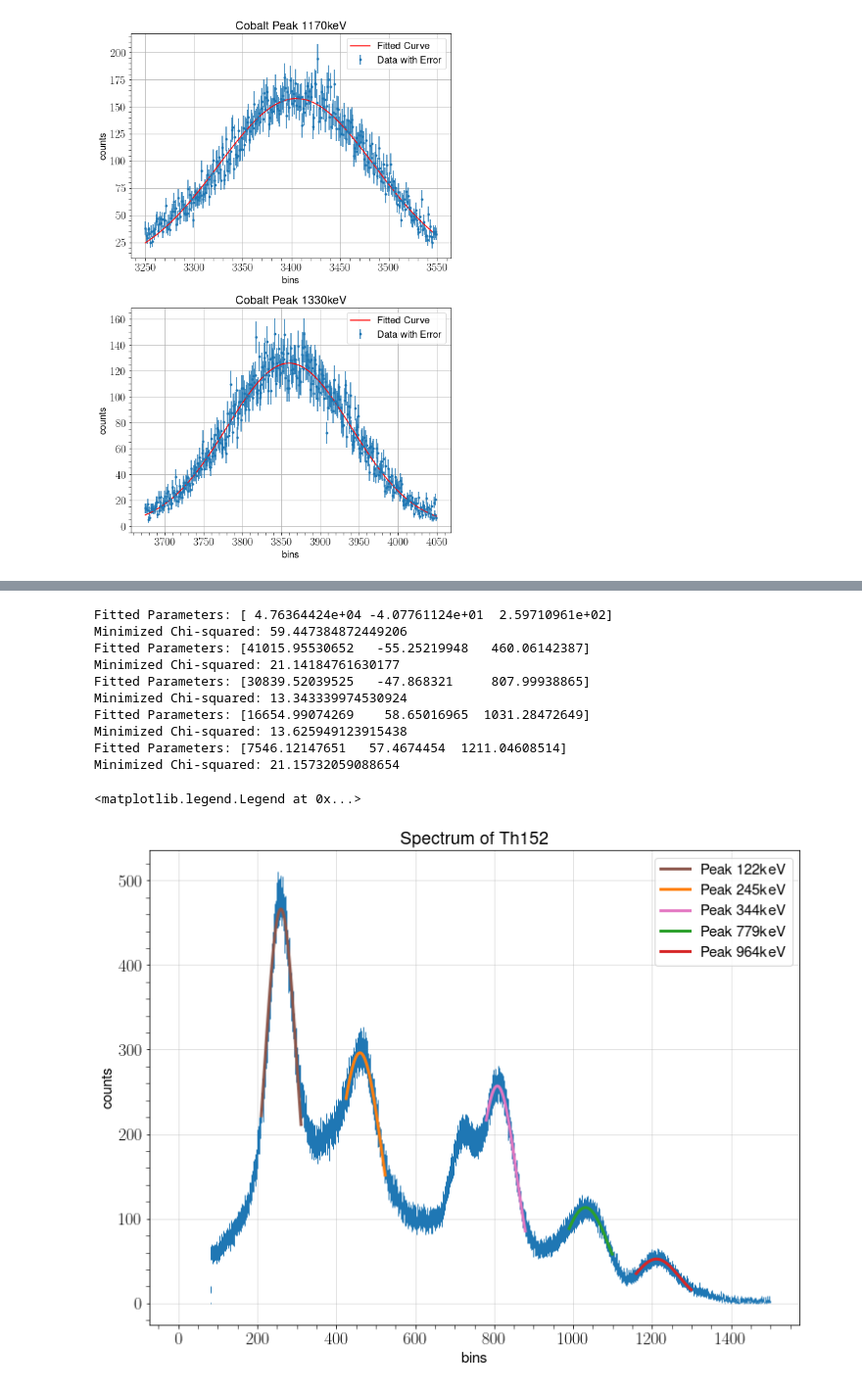
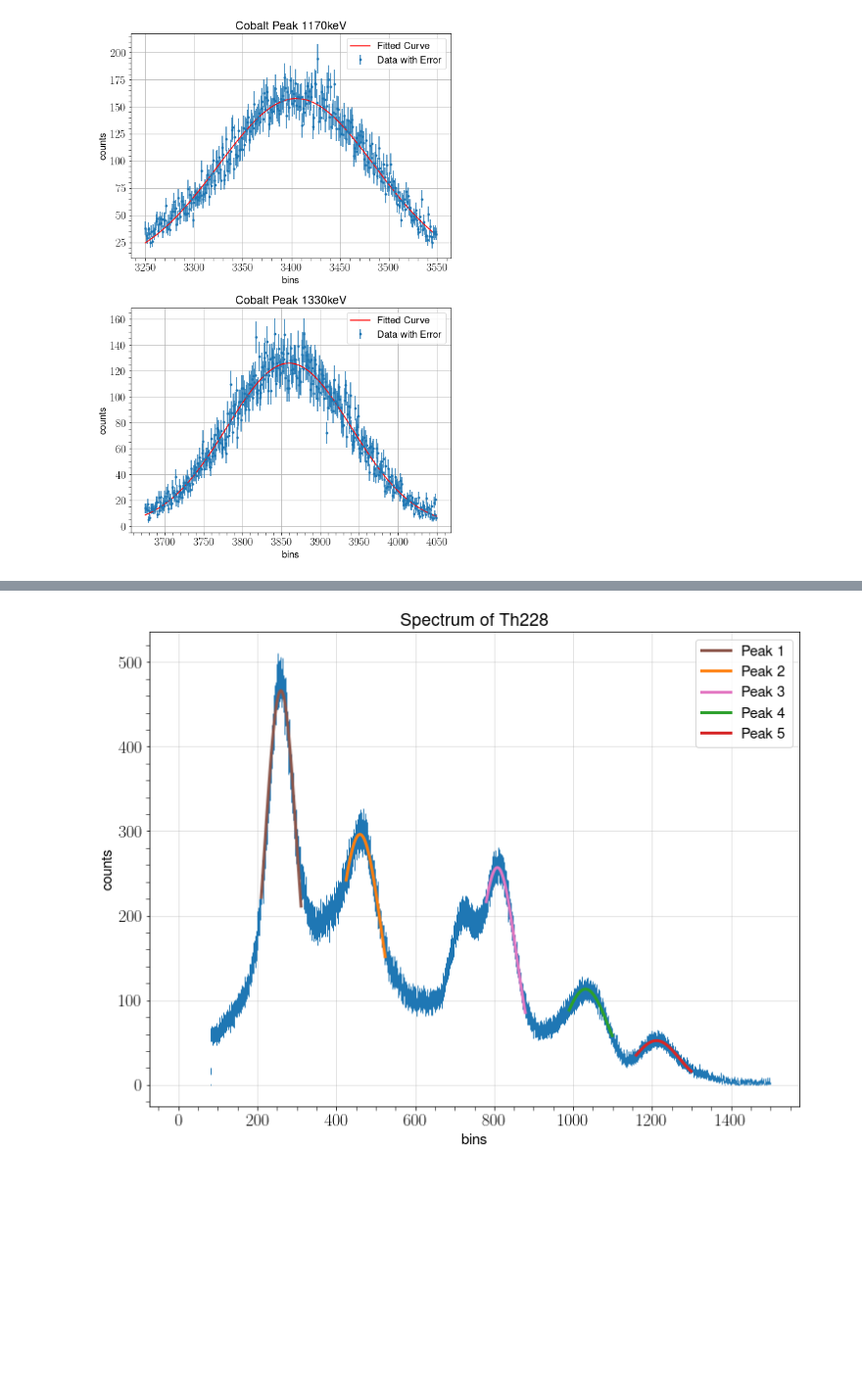
Before and after one commit to MayerPablo/FP, a Jupyter notebook: Szintillator.ipynb, the cells around one changed output, grey strips where cells are left out. Shown at 98% size. Cells and saved outputs as stored; diff of their text form; code cells hidden in the pictures; blank space fills up the shorter version.

Commit message:
Diagrame
N

```diff
--- a/Szintillator.ipynb
+++ b/Szintillator.ipynb
@@ -884,49 +948,42 @@ plt.show()
 # %%
+#THORIUM EIN DIAGRAMM
+
 plt.figure(figsize=(12, 9))
 
 plt.errorbar(bins_th_gesamt,th_gesamt,yerr=np.sqrt(th_gesamt), fmt='.',markersize=0, linewidth=1)
 
 # Peak 1 Plotting
 plt.plot(th_least_sqaure_fit_p1[0], my_function(th_least_sqaure_fit_p1[0],
-            *th_least_sqaure_fit_p1[2]), linewidth=3, label="Peak 122keV", color='tab:brown')
+            *th_least_sqaure_fit_p1[2]), linewidth=3, label="Peak 1", color='tab:brown')
 
 # Peak 2 Plotting
 plt.plot(th_least_sqaure_fit_p2[0], my_function(th_least_sqaure_fit_p2[0],
-            *th_least_sqaure_fit_p2[2]), linewidth=3, label="Peak 245keV", color='tab:orange')
+            *th_least_sqaure_fit_p2[2]), linewidth=3, label="Peak 2", color='tab:orange')
 
 # Peak 3 Plotting
 plt.plot(th_least_sqaure_fit_p3[0], my_function(th_least_sqaure_fit_p3[0],
-            *th_least_sqaure_fit_p3[2]), linewidth=3, label="Peak 344keV", color='tab:pink')
+            *th_least_sqaure_fit_p3[2]), linewidth=3, label="Peak 3", color='tab:pink')
 
 # Peak 4 Plotting
 plt.plot(th_least_sqaure_fit_p4[0], my_function(th_least_sqaure_fit_p4[0],
-            *th_least_sqaure_fit_p4[2]), linewidth=3, label="Peak 779keV", color='tab:green')
+            *th_least_sqaure_fit_p4[2]), linewidth=3, label="Peak 4", color='tab:green')
 
 # Peak 5 Plotting
 plt.plot(th_least_sqaure_fit_p5[0], my_function(th_least_sqaure_fit_p5[0],
-            *th_least_sqaure_fit_p5[2]), linewidth=3, label="Peak 964keV", color='tab:red')
+            *th_least_sqaure_fit_p5[2]), linewidth=3, label="Peak 5", color='tab:red')
 
 
-plt.title("Spectrum of Th152")
+plt.title("Spectrum of Th228")
 plt.xlabel("bins")
 plt.ylabel("counts")
 
 plt.grid(True, linewidth=0.5, alpha=0.7)
 
 plt.legend()
+
+fig.savefig("ThoriumPeaks.svg")
 # %% [output]
-Fitted Parameters: [ 4.76364424e+04 -4.07761124e+01  2.59710961e+02]
-Minimized Chi-squared: 59.447384872449206
-Fitted Parameters: [41015.95530652   -55.25219948   460.06142387]
-Minimized Chi-squared: 21.14184761630177
-Fitted Parameters: [30839.52039525   -47.868321     807.99938865]
-Minimized Chi-squared: 13.343339974530924
-Fitted Parameters: [16654.99074269    58.65016965  1031.28472649]
-Minimized Chi-squared: 13.625949123915438
-Fitted Parameters: [7546.12147651   57.4674454  1211.04608514]
-Minimized Chi-squared: 21.15732059088654
-<matplotlib.legend.Legend at 0x...>
-[figure, old version]
+[figure, new version]
 # %%
 #SODIUM DELETED VALUES
 
```
Also changed, not shown: parts of 7 cells of this notebook, 5 other files.
